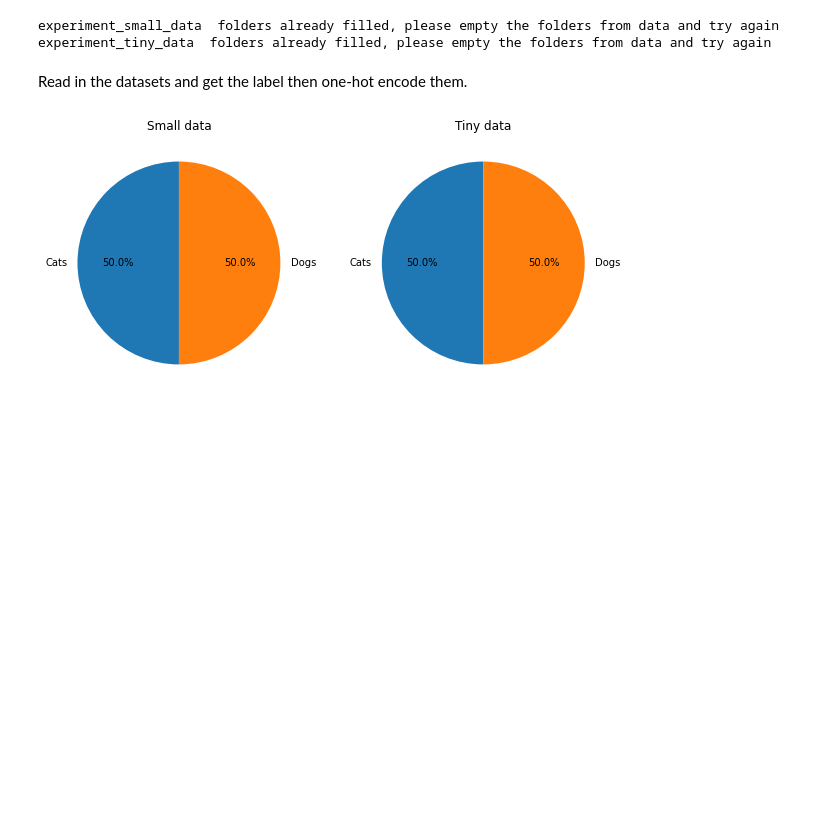
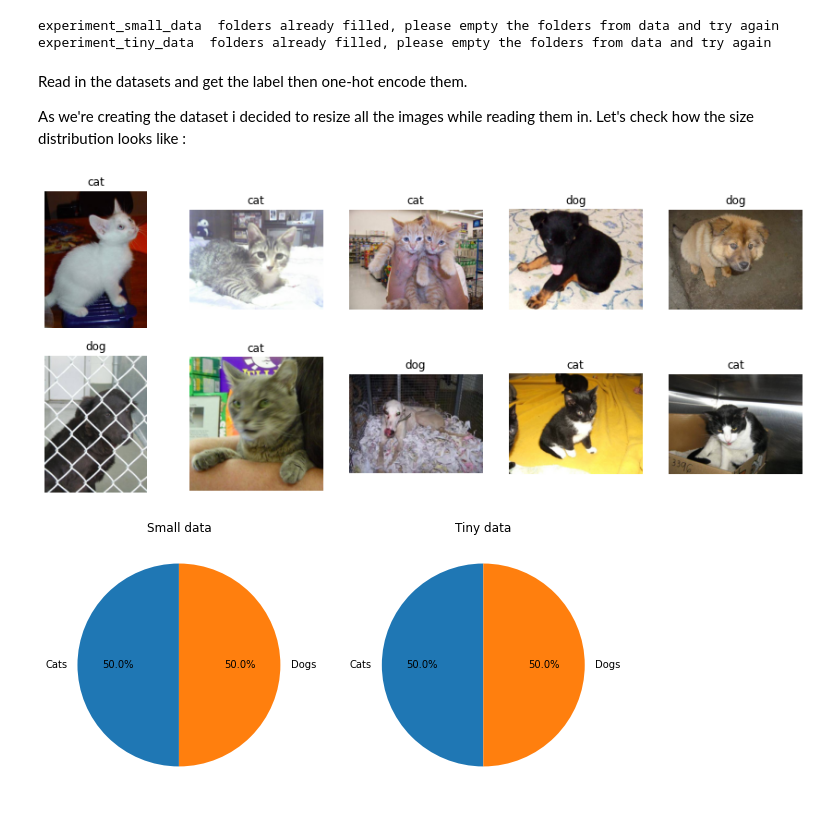
Before and after one commit to SamiFatmi/Deep-Learning-SAMI-FATMI, a Jupyter notebook: Lab/lab.ipynb, the cells around one changed output. Cells and saved outputs as stored; diff of their text form; code cells hidden in the pictures; blank space fills up the shorter version.

```diff
--- a/Lab/lab.ipynb
+++ b/Lab/lab.ipynb
@@ -78,3 +78,5 @@ experiment_small_data  folders already filled, please empty the folders from dat
 experiment_tiny_data  folders already filled, please empty the folders from data and try again
 # %% [markdown]
 Read in the datasets and get the label then one-hot encode them.
+
+As we're creating the dataset i decided to resize all the images while reading them in. Let's check how the size distribution looks like :
@@ -102,3 +113,25 @@ tiny_train_df, tiny_test_df = create_dataframes("experiment_tiny_data")
+# %%
+s_images = random.sample(glob.glob(parent_dir+"/"+"experiment_small_data"+"/train/*.jpg"),5)
+t_images = random.sample(glob.glob(parent_dir+"/"+"experiment_tiny_data"+"/val/*.jpg"),5)
+
+fig,ax = plt.subplots(2,5,figsize = (15,6))
+ax = ax.flatten()
+
+for path,axe in zip(s_images,ax[:5]) :
+    label = path.split("/")[-1].split(".")[0]
+    image = plt.imread(path)
+    axe.imshow(image)
+    axe.set_title(label)
+    axe.axis("off")
+
+for path,axe in zip(t_images,ax[5:]) :
+    label = path.split("/")[-1].split(".")[0]
+    image = plt.imread(path)
+    axe.imshow(image)
+    axe.set_title(label)
+    axe.axis("off")
+# %% [output]
+[figure, added]
 # %%
 #Checking if the data is well balanced
 
```
Also changed, not shown: parts of 7 cells of this notebook.
